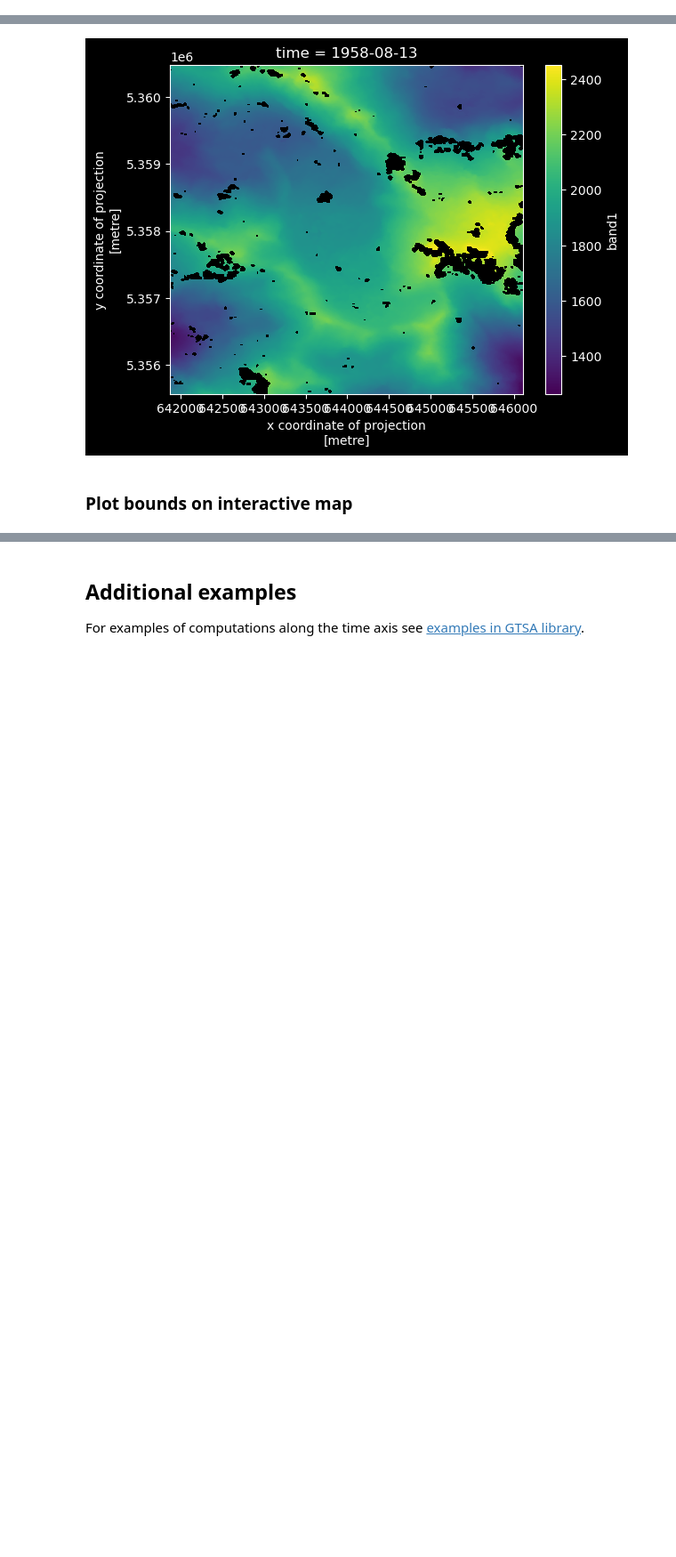
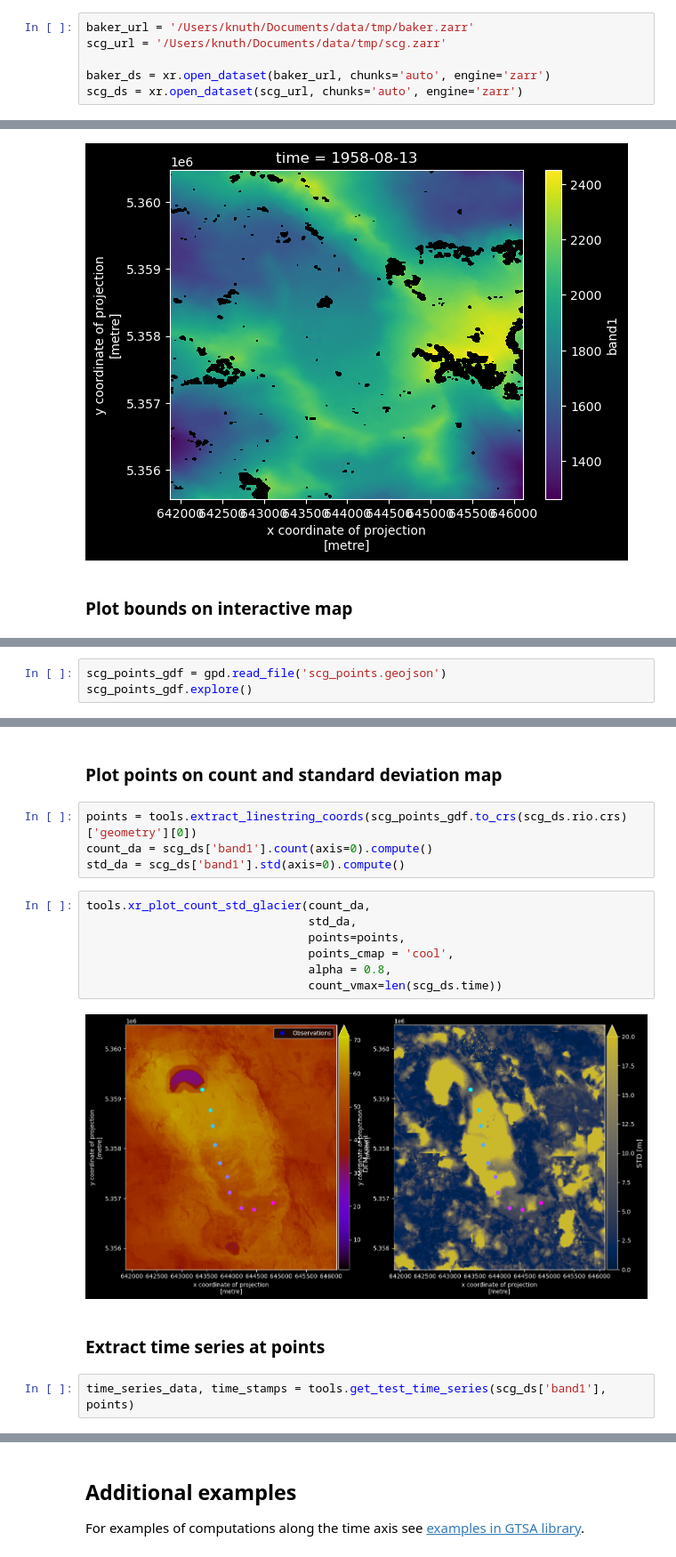
Before and after one commit to geo-smart/spacetime-elevation, a Jupyter notebook: contributors/friedrich/mount_baker_south_cascade_aws_data_access.ipynb, the cells around one changed output, grey strips where cells are left out. Shown at 89% size. Saved outputs shown, nothing was run; the diff lists cells and outputs as text; blank space fills up the shorter version.

Commit message:
add prelim plotting tools

```diff
--- a/contributors/friedrich/mount_baker_south_cascade_aws_data_access.ipynb
+++ b/contributors/friedrich/mount_baker_south_cascade_aws_data_access.ipynb
@@ -25,6 +40,12 @@ scg_url = 's3://petrichor/geosmart/scg.zarr/'
 # %%
 baker_ds = xr.open_dataset(baker_url, chunks='auto', engine='zarr', storage_options={"anon": True})
 scg_ds = xr.open_dataset(scg_url, chunks='auto', engine='zarr', storage_options={"anon": True})
+# %%
+baker_url = '/Users/knuth/Documents/data/tmp/baker.zarr'
+scg_url = '/Users/knuth/Documents/data/tmp/scg.zarr'
+
+baker_ds = xr.open_dataset(baker_url, chunks='auto', engine='zarr')
+scg_ds = xr.open_dataset(scg_url, chunks='auto', engine='zarr')
 # %% [markdown]
 ### Dataset overview
 # %%
@@ -141,0 +173,3 @@ scg_gdf.explore(tiles="https://mt1.google.com/vt/lyrs=s&x={x}&y={y}&z={z}",
+# %%
+scg_points_gdf = gpd.read_file('scg_points.geojson')
+scg_points_gdf.explore()
@@ -141,0 +178,19 @@ scg_gdf.explore(tiles="https://mt1.google.com/vt/lyrs=s&x={x}&y={y}&z={z}",
+# %% [markdown]
+### Plot points on count and standard deviation map
+# %%
+points = tools.extract_linestring_coords(scg_points_gdf.to_crs(scg_ds.rio.crs)['geometry'][0])
+count_da = scg_ds['band1'].count(axis=0).compute()
+std_da = scg_ds['band1'].std(axis=0).compute()
+# %%
+tools.xr_plot_count_std_glacier(count_da,
+                                std_da,
+                                points=points,
+                                points_cmap = 'cool',
+                                alpha = 0.8,
+                                count_vmax=len(scg_ds.time))
+# %% [output]
+[figure, added]
+# %% [markdown]
+### Extract time series at points
+# %%
+time_series_data, time_stamps = tools.get_test_time_series(scg_ds['band1'], points)
```
Also changed, not shown: parts of 8 cells of this notebook, 3 other files.
